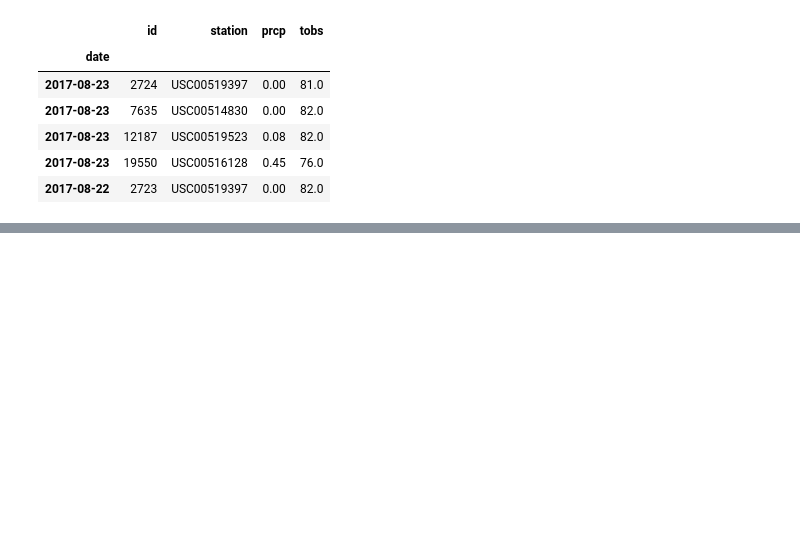
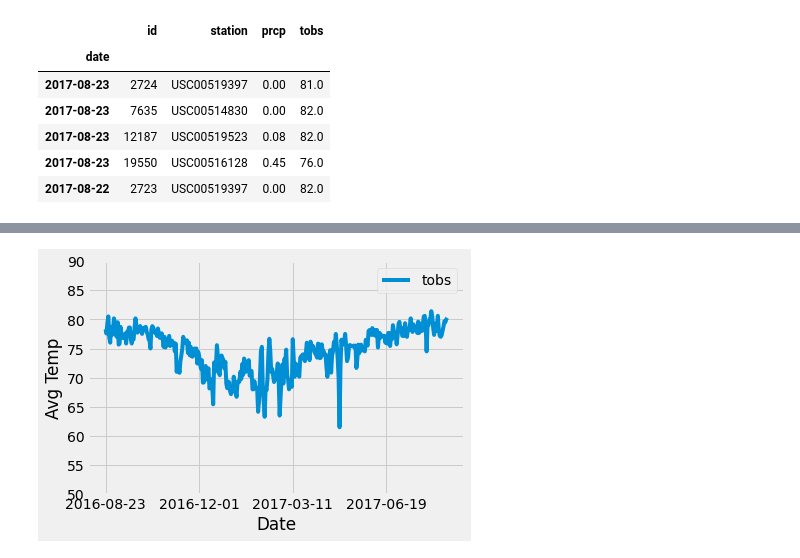
Before and after one commit to eddie0rNot/sqlalchemy-challenge, a Jupyter notebook: main_code.ipynb, the cells around one changed output, grey strips where cells are left out. Drawn from its saved outputs; the diff is of its cells as text; code cells hidden in the pictures; blank space fills up the shorter version.

```diff
--- a/main_code.ipynb
+++ b/main_code.ipynb
@@ -156 +181,12 @@ l_twlve.head()
+# %%
+# Use Pandas Plotting with Matplotlib to plot the data
+last_twelve_tobs = l_twlve.drop(columns=['id','prcp'])
+last_twelve_tobs.groupby(['date']).mean().plot.line()
+plt.ylim(0,365)
+plt.ylim(50,90)
+plt.xlabel("Date")
+plt.ylabel("Avg Temp")
+plt.show()
+# %% [output]
+[figure, added]
 # %%
```
Also changed, not shown: parts of 4 cells of this notebook.
